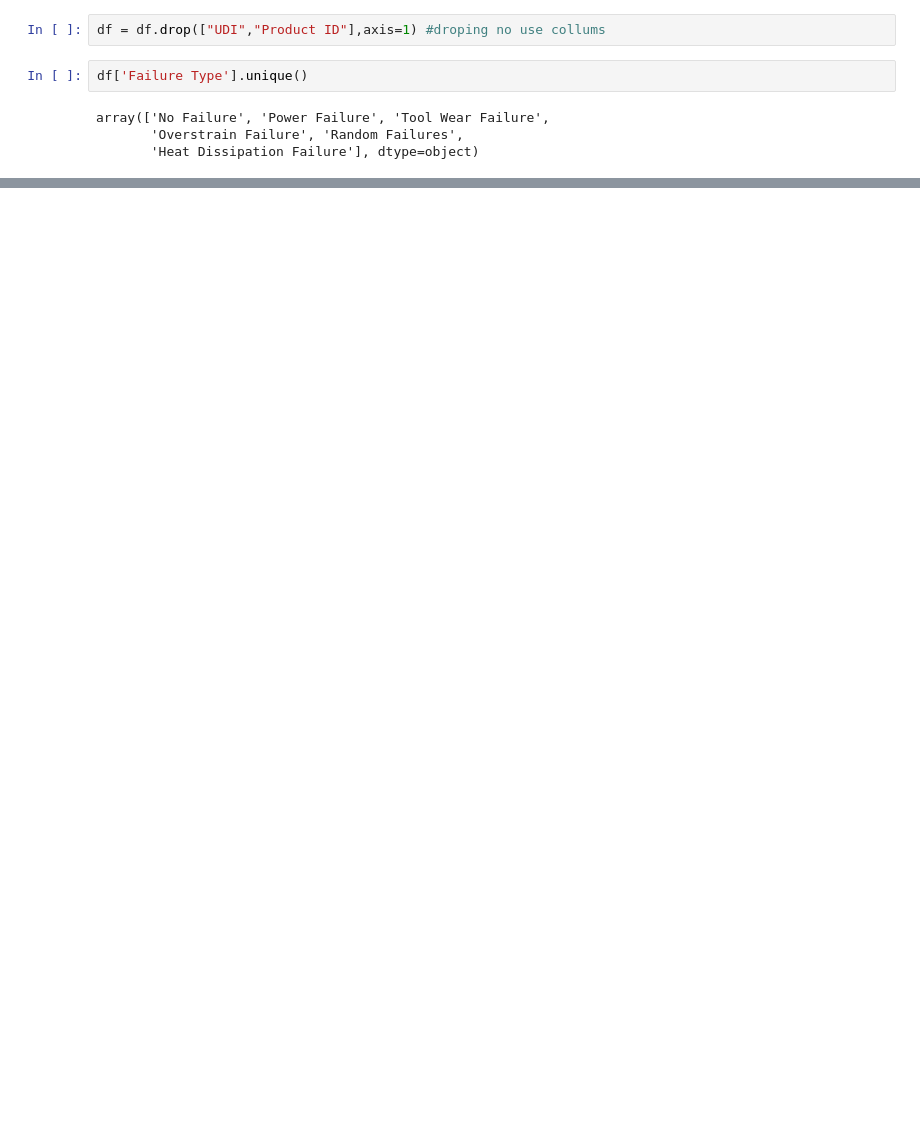
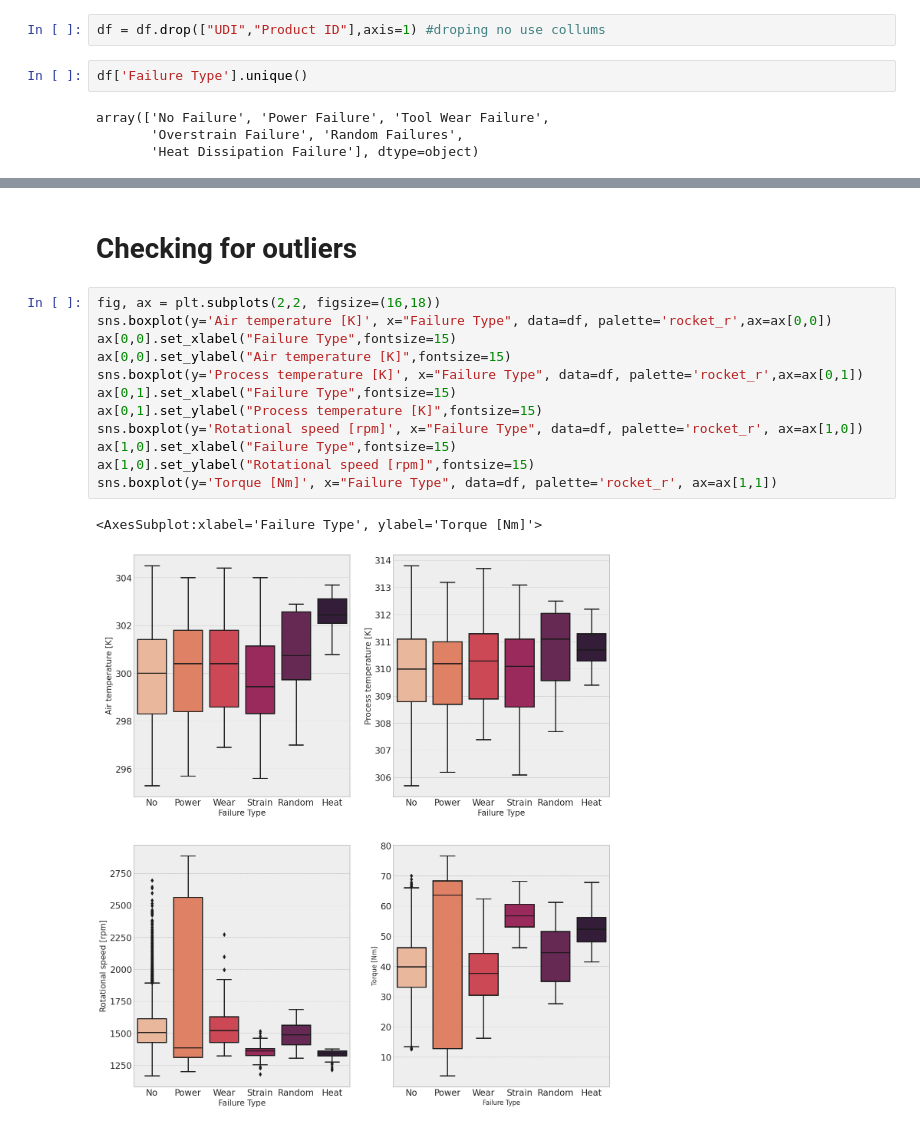
Before and after one commit to arturocconte/Machine-Maintenance-Classification---Machine-Learning, a Jupyter notebook: PredictiveMaintenanceClassification.ipynb, the cells around one changed output, grey strips where cells are left out. Saved outputs shown, nothing was run; the diff lists cells and outputs as text; blank space fills up the shorter version.

```diff
--- a/PredictiveMaintenanceClassification.ipynb
+++ b/PredictiveMaintenanceClassification.ipynb
@@ -63,0 +80,17 @@ for i,col in enumerate(df.columns,1):
+# %% [markdown]
+# Checking for outliers
+# %%
+fig, ax = plt.subplots(2,2, figsize=(16,18))
+sns.boxplot(y='Air temperature [K]', x="Failure Type", data=df, palette='rocket_r',ax=ax[0,0])
+ax[0,0].set_xlabel("Failure Type",fontsize=15)
+ax[0,0].set_ylabel("Air temperature [K]",fontsize=15)
+sns.boxplot(y='Process temperature [K]', x="Failure Type", data=df, palette='rocket_r',ax=ax[0,1])
+ax[0,1].set_xlabel("Failure Type",fontsize=15)
+ax[0,1].set_ylabel("Process temperature [K]",fontsize=15)
+sns.boxplot(y='Rotational speed [rpm]', x="Failure Type", data=df, palette='rocket_r', ax=ax[1,0])
+ax[1,0].set_xlabel("Failure Type",fontsize=15)
+ax[1,0].set_ylabel("Rotational speed [rpm]",fontsize=15)
+sns.boxplot(y='Torque [Nm]', x="Failure Type", data=df, palette='rocket_r', ax=ax[1,1])
+# %% [output]
+<AxesSubplot:xlabel='Failure Type', ylabel='Torque [Nm]'>
+[figure, added]
```
Also changed, not shown: parts of 16 cells of this notebook.
